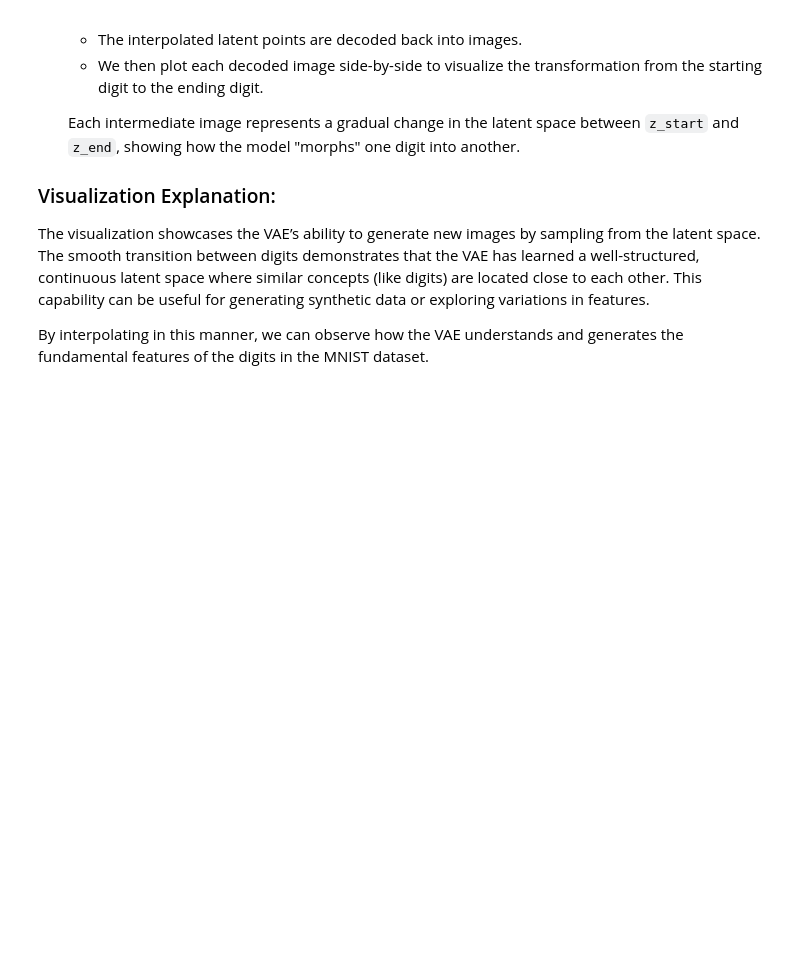
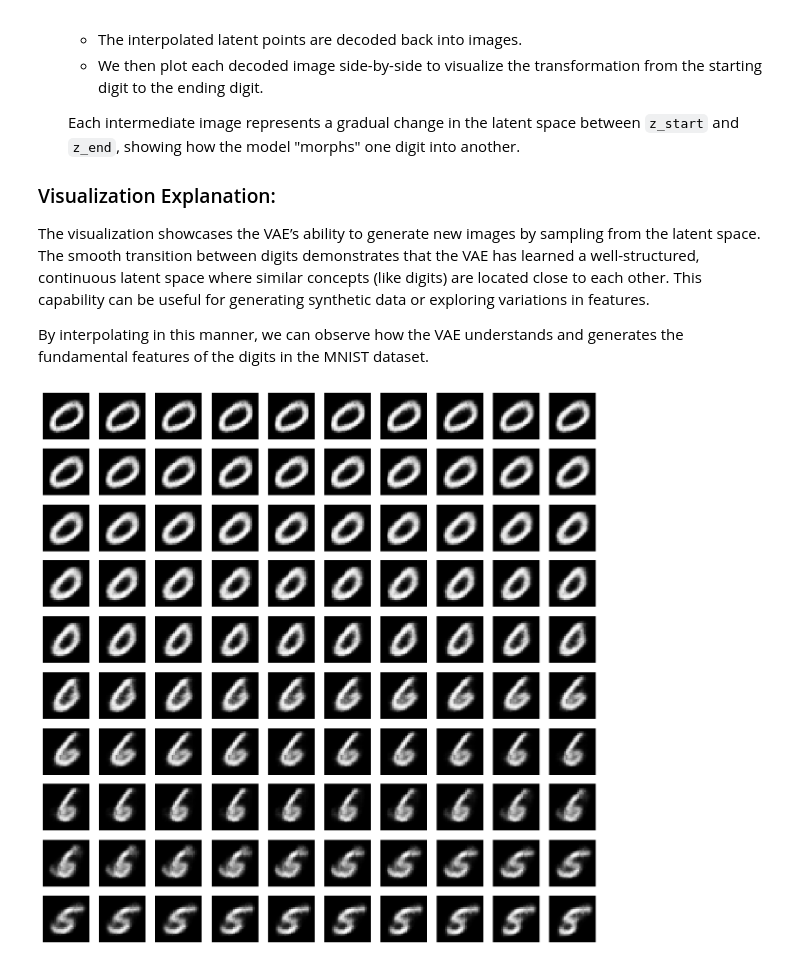
Before and after one commit to ClovisDyArx/SSL, a Jupyter notebook: tp2/TP_VAE_MNIST.ipynb, the cells around one changed output. Drawn from its saved outputs; the diff is of its cells as text; code cells hidden in the pictures; blank space fills up the shorter version.

```diff
--- a/tp2/TP_VAE_MNIST.ipynb
+++ b/tp2/TP_VAE_MNIST.ipynb
@@ -251,12 +251,18 @@ By using this combined loss, the VAE learns to generate images that resemble the
 
 def loss_function(recon_x, x, mu, logvar):
     # Flatten the output to match the shape of x
+    batch_size = x.size(0)
+    x = x.view(batch_size, -1)
+    recon_x = recon_x.view(batch_size, -1)
 
     # Also flatten x for consistency
+    x = x.view(batch_size, -1)
 
     # Reconstruction loss: Binary Cross Entropy
+    BCE = F.binary_cross_entropy(recon_x, x, reduction='sum')
 
     # KL-Divergence loss
+    KLD = -0.5 * torch.sum(1 + logvar - mu.pow(2) - logvar.exp())
 
     # Total VAE loss
     return BCE + KLD
@@ -311,18 +317,22 @@ for epoch in range(num_epochs):
     train_loss = 0
     for batch_idx, (data, _) in enumerate(train_loader):
         # Move data to device
-
+        data = data.to(device)
 
         # Zero the gradients
+        optimizer.zero_grad()
 
 
         # Forward pass through the VAE
+        recon_batch, mu, logvar = model(data)
 
 
         # Calculate the VAE loss
+        loss = loss_function(recon_batch, data, mu, logvar)
 
 
         # Backpropagation and optimization
+        loss.backward()
 
         train_loss += loss.item()
         optimizer.step()
@@ -356,28 +377,59 @@ In this final step, we perform **latent space interpolation** to explore the con
 The visualization showcases the VAE’s ability to generate new images by sampling from the latent space. The smooth transition between digits demonstrates that the VAE has learned a well-structured, continuous latent space where similar concepts (like digits) are located close to each other. This capability can be useful for generating synthetic data or exploring variations in features.
 
 By interpolating in this manner, we can observe how the VAE understands and generates the fundamental features of the digits in the MNIST dataset.
+# %%
+# Plot the interpolated images
+fig, axes = plt.subplots(1, 10, figsize=(15, 2))
+for i, ax in enumerate(axes):
+    ax.imshow(interpolated_images[i][0, 0], cmap='gray')
+    ax.axis('off')
+
+plt.show()
 # %%
-
 import matplotlib.pyplot as plt
+import numpy as np
 
 
 # Define the interpolation function
 def interpolate_and_generate(model, z_start, z_end, steps=10):
     # Create interpolation steps between two latent vectors
-
     # Decode each interpolated point and store the images
-
+    images = []
+    for t in np.linspace(0, 1, steps):
+        z = (1 - t) * z_start + t * z_end
+        image = model.decode(z.to(device))
+        images.append(image.detach().cpu().numpy())
     return images
 
 # Select two random digits to interpolate between
 model.eval()
 with torch.no_grad():
     # Pass the data directly without reshaping, as the model expects [1, 1, 28, 28]
+    # Randomly select two samples from the dataset for interpolation
+    num_samples = 2
+    steps = 100
+    random_indices = np.random.choice(len(train_dataset), num_samples, replace=False)
+    sample1, _ = train_dataset[random_indices[0]]
+    sample2, _ = train_dataset[random_indices[1]]
 
+    # Encode the samples into the latent space
+    z_start, _ = model.encode(sample1.unsqueeze(0).to(device))
+    z_end, _ = model.encode(sample2.unsqueeze(0).to(device))
 
-# Plot interpolated images
-fig, axes = plt.subplots(1, len(images), figsize=(15, 3))
-for i, img in enumerate(images):
-    axes[i].imshow(img, cmap="gray")
-    axes[i].axis("off")
+    # Generate the interpolation sequence
+    interpolated_images = interpolate_and_generate(model, z_start, z_end, steps=steps)
+
+# Plot the interpolated images
+# Create a figure and subplots with 10 rows and 10 columns
+fig, axes = plt.subplots(10, 10, figsize=(15, 15)) # Change figsize for better visualization
+
+# Iterate through the interpolated images and display them in the subplots
+for i in range(10):  # Iterate through rows
+    for j in range(10):  # Iterate through columns
+        image_index = i * 10 + j  # Calculate the index of the image to display
+        axes[i, j].imshow(interpolated_images[image_index][0, 0], cmap='gray')
+        axes[i, j].axis('off')  # Turn off axis labels
+
 plt.show()
+# %% [output]
+[figure, added]
```
Also changed, not shown: parts of 1 cell of this notebook.
